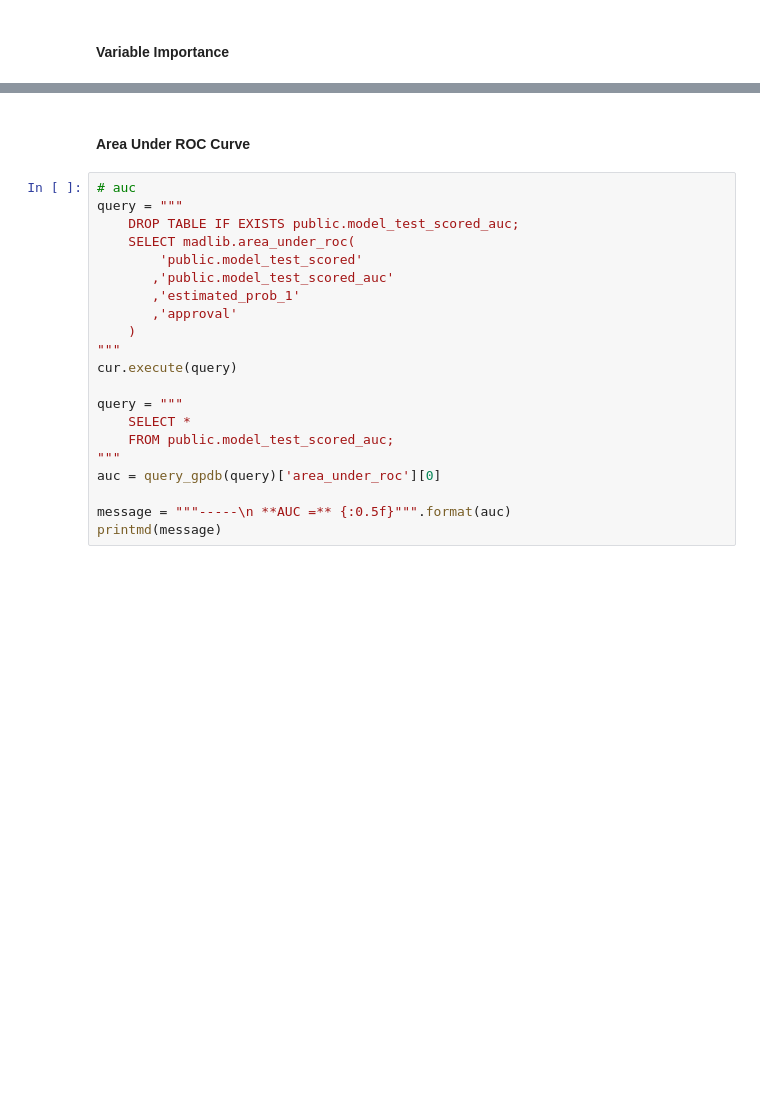
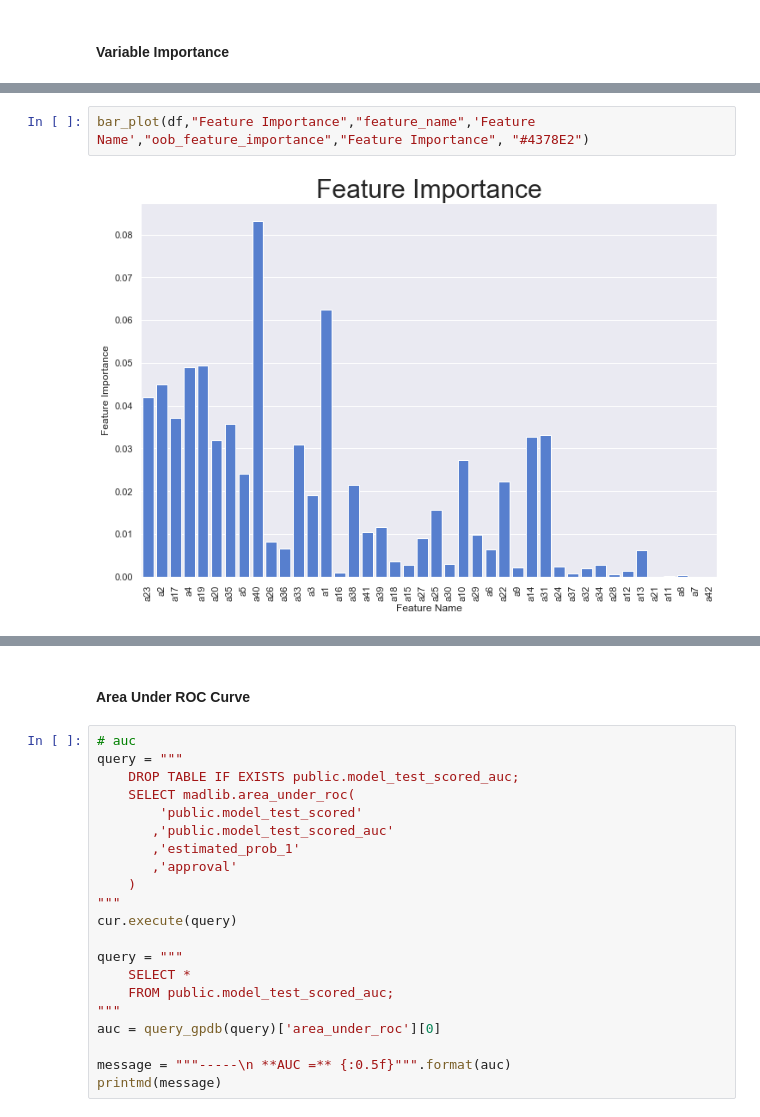
Before and after one commit to reductionista/madlib-site, a Jupyter notebook: community-artifacts/network_anomaly_v3.ipynb, the cells around one changed output, grey strips where cells are left out. Cells and saved outputs as stored; diff of their text form; blank space fills up the shorter version.

```diff
--- a/community-artifacts/network_anomaly_v3.ipynb
+++ b/community-artifacts/network_anomaly_v3.ipynb
@@ -1392,0 +1723,4 @@ bar_plot(df,"Feature Importance","feature_name",'Feature Name',"impurity_feature
+# %%
+bar_plot(df,"Feature Importance","feature_name",'Feature Name',"oob_feature_importance","Feature Importance", "#4378E2")
+# %% [output]
+[figure, added]
```
Also changed, not shown: parts of 62 cells of this notebook, 1 other file.
